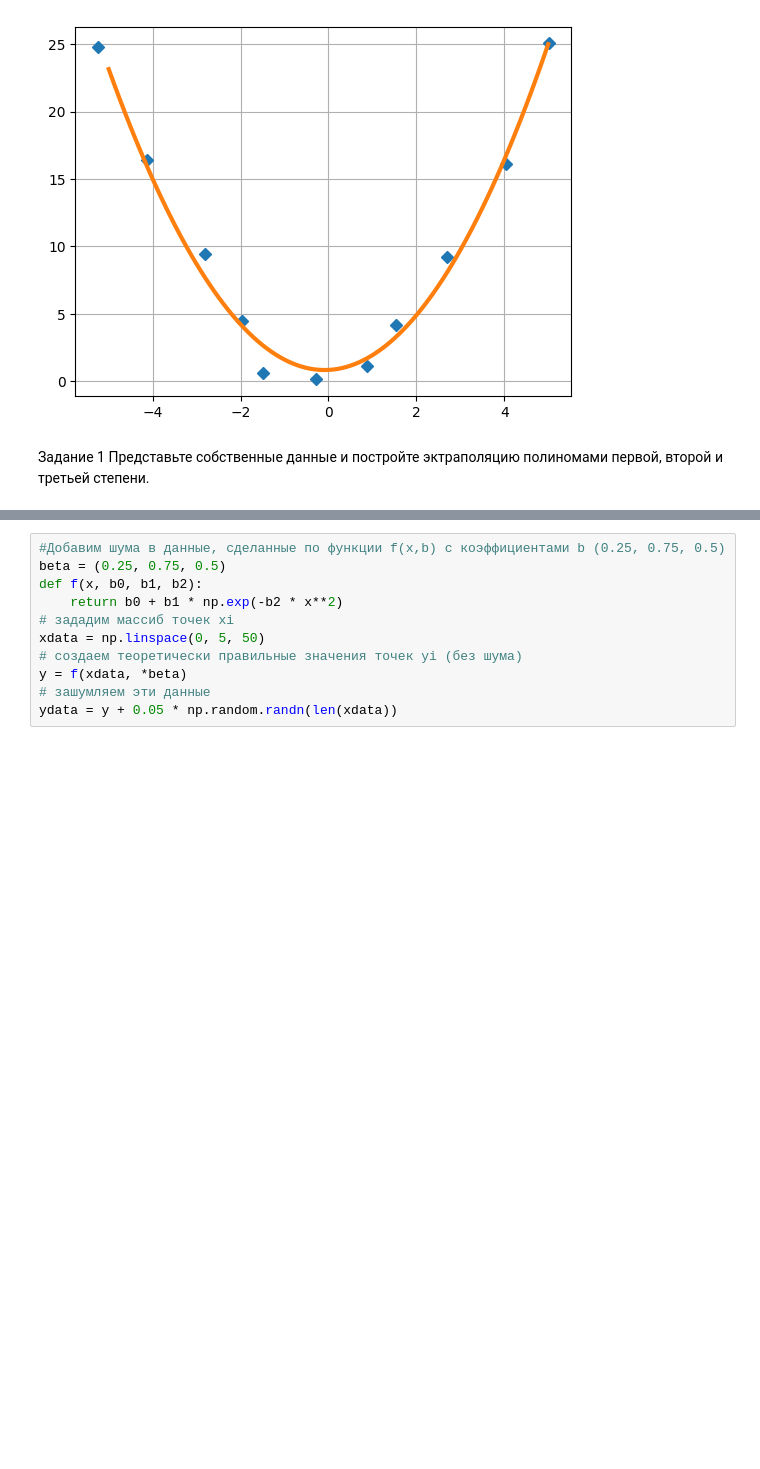
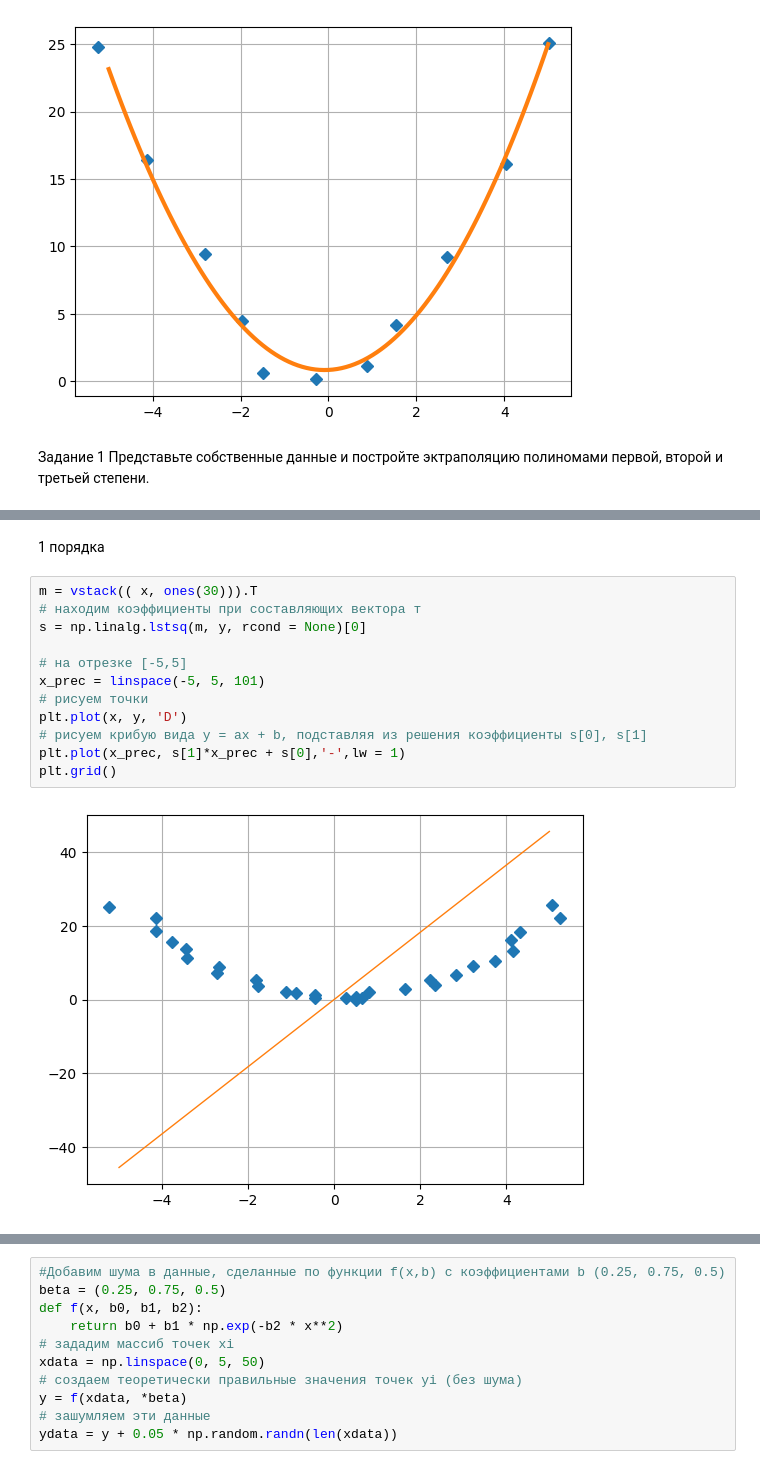
Before and after one commit to smurfac4/II, a Jupyter notebook: artificial intelligence/4/4_тетрадь_Ульянов_Никита_Владимирович_ИКБО_29_22.ipynb, the cells around one changed output, grey strips where cells are left out. Saved outputs shown, nothing was run; the diff lists cells and outputs as text; blank space fills up the shorter version.

```diff
--- a/artificial intelligence/4/4_тетрадь_Ульянов_Никита_Владимирович_ИКБО_29_22.ipynb
+++ b/artificial intelligence/4/4_тетрадь_Ульянов_Никита_Владимирович_ИКБО_29_22.ipynb
@@ -123,0 +129,16 @@ print(y)
+# %% [markdown]
+1 порядка
+# %%
+m = vstack(( x, ones(30))).T
+# находим коэффициенты при составляющих вектора т
+s = np.linalg.lstsq(m, y, rcond = None)[0]
+
+# на отрезке [-5,5]
+x_prec = linspace(-5, 5, 101)
+# рисуем точки
+plt.plot(x, y, 'D')
+# рисуем крибую вида у = ax + b, подставляя из решения коэффициенты s[0], s[1]
+plt.plot(x_prec, s[1]*x_prec + s[0],'-',lw = 1)
+plt.grid()
+# %% [output]
+[figure, added]
```
Also changed, not shown: parts of 17 cells of this notebook, 7 other files.
